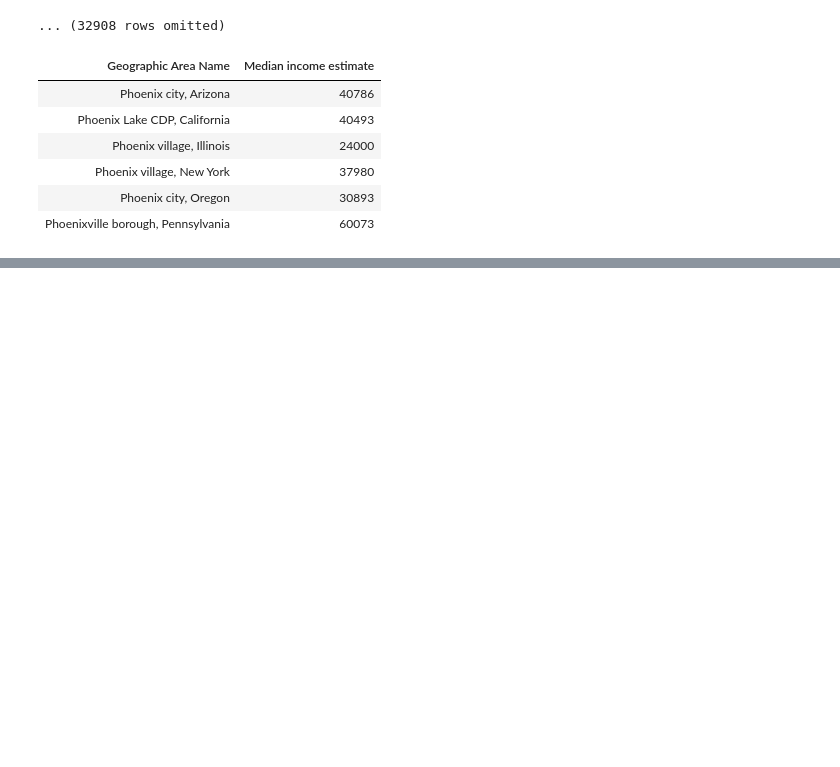
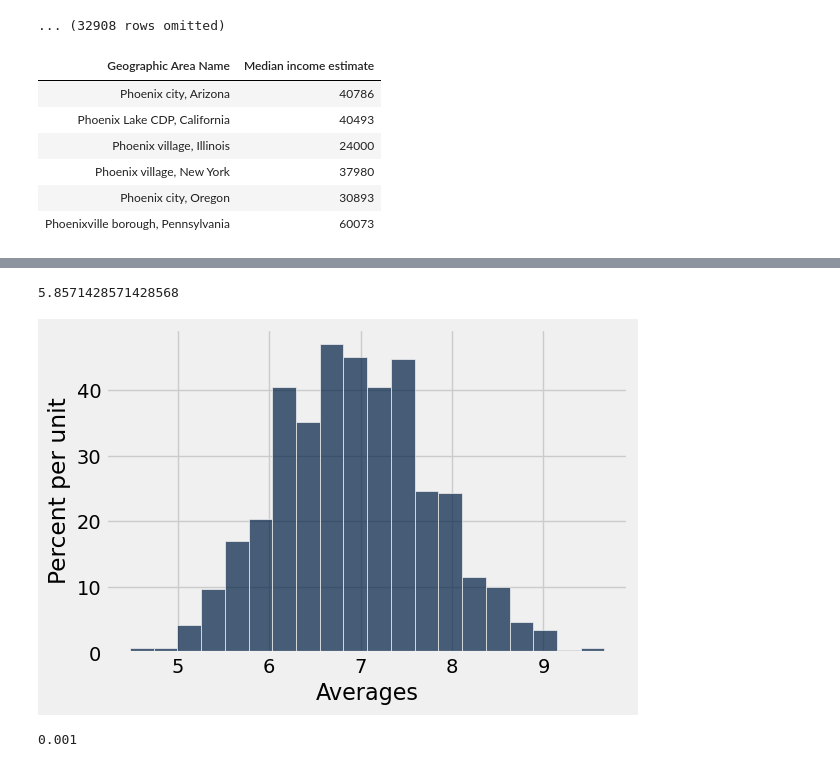
Before and after one commit to lawtonsclass/f25-code-from-class, a Jupyter notebook: data8/final-review.ipynb, the cells around one changed output, grey strips where cells are left out. Drawn from its saved outputs; the diff is of its cells as text; code cells hidden in the pictures; blank space fills up the shorter version.

```diff
--- a/data8/final-review.ipynb
+++ b/data8/final-review.ipynb
@@ -213,0 +327,3 @@ income.where(0, are.containing('Phoenix'))
+# %%
+cereal = Table.read_table('data/cereal.csv')
+cereal
@@ -213,0 +367,24 @@ income.where(0, are.containing('Phoenix'))
+# %%
+cereal.with_column(
+    'Shuffled Label', cereal.sample(with_replacement=False).column('shelf')
+).where('Shuffled Label', 2).column('sugars').mean()
+# %% [output]
+5.8571428571428568
+# %%
+def one_sample_average():
+    return cereal.with_column(
+        'Shuffled Label', cereal.sample(with_replacement=False).column('shelf')
+    ).where('Shuffled Label', 2).column('sugars').mean()
+
+simulations = 1000
+sample_averages = make_array()
+for i in np.arange(simulations):
+    sample_averages = np.append(sample_averages, one_sample_average())
+# %%
+Table().with_column('Averages', sample_averages).hist(0, bins=20)
+# %% [output]
+[figure, added]
+# %%
+np.count_nonzero(sample_averages >= 9.61905) / len(sample_averages)
+# %% [output]
+0.001
```
Also changed, not shown: parts of 21 cells of this notebook.
